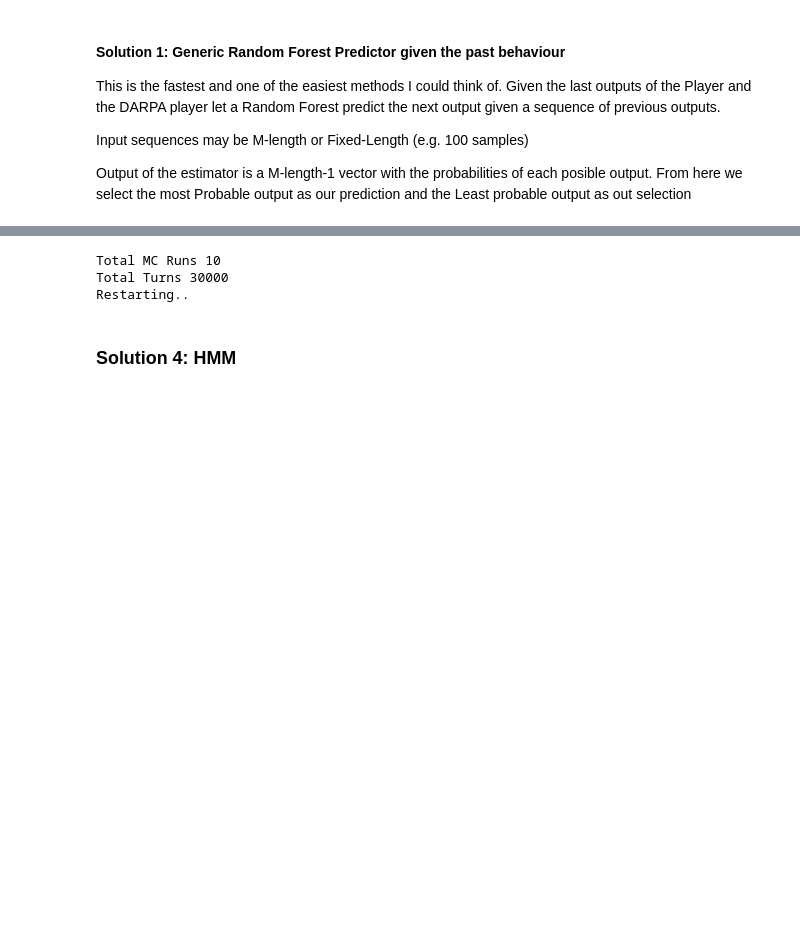
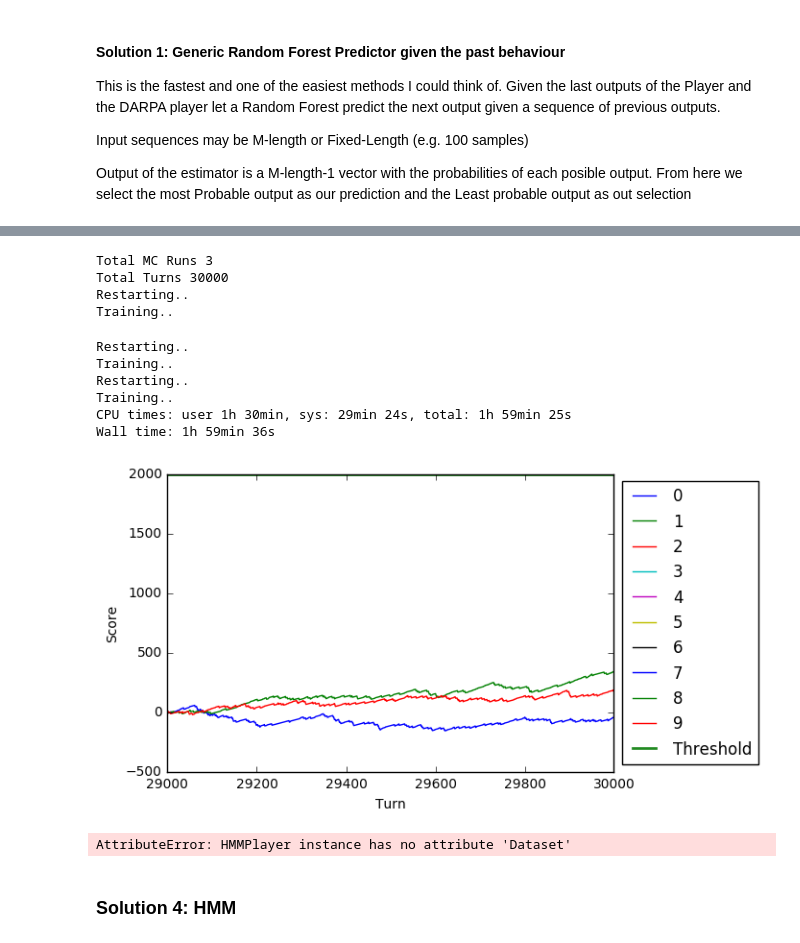
Before and after one commit to JHerna17/DARPA_SC, a Jupyter notebook: H3 Models.ipynb, the cells around one changed output, grey strips where cells are left out. Drawn from its saved outputs; the diff is of its cells as text; code cells hidden in the pictures; blank space fills up the shorter version.

```diff
--- a/H3 Models.ipynb
+++ b/H3 Models.ipynb
@@ -167,17 +274,27 @@ test = h3.DarpaPlayer(10)
 # %%
-P1 = h3.DarpaPlayer(10)
+P1 = h3.DarpaPlayer(10,probs=1)
 
 RFP = RFPlayer(10,retrain=29000)
 
-test = h3.Hurdle_MC(P1,RFP,total_turns = 30000)
+test = h3.Hurdle_MC(P1,RFP,total_turns = 30000, total_runs=3)
 
 print "Total MC Runs", test.mc_runs
 print "Total Turns", test.turns
 %time test.simulate()
 # %% [output]
-Total MC Runs 10
+Total MC Runs 3
 Total Turns 30000
 Restarting..
+Training..
+Restarting..
+Training..
+Restarting..
+Training..
+CPU times: user 1h 30min, sys: 29min 24s, total: 1h 59min 25s
+Wall time: 1h 59min 36s
+[figure, added]
 # %%
-test.PlayerA.Dataset[test.PlayerA.Dataset.Player_Last == test.PlayerA.Dataset.Last].shape
+test.PlayerA.Dataset[(test.PlayerA.Dataset.Player_Last == test.PlayerA.Dataset.Last) & (test.PlayerA.record.index  > 29000)].shape
+# %% [output]
+AttributeError: HMMPlayer instance has no attribute 'Dataset'
 # %%
```
Also changed, not shown: parts of 10 cells of this notebook.
